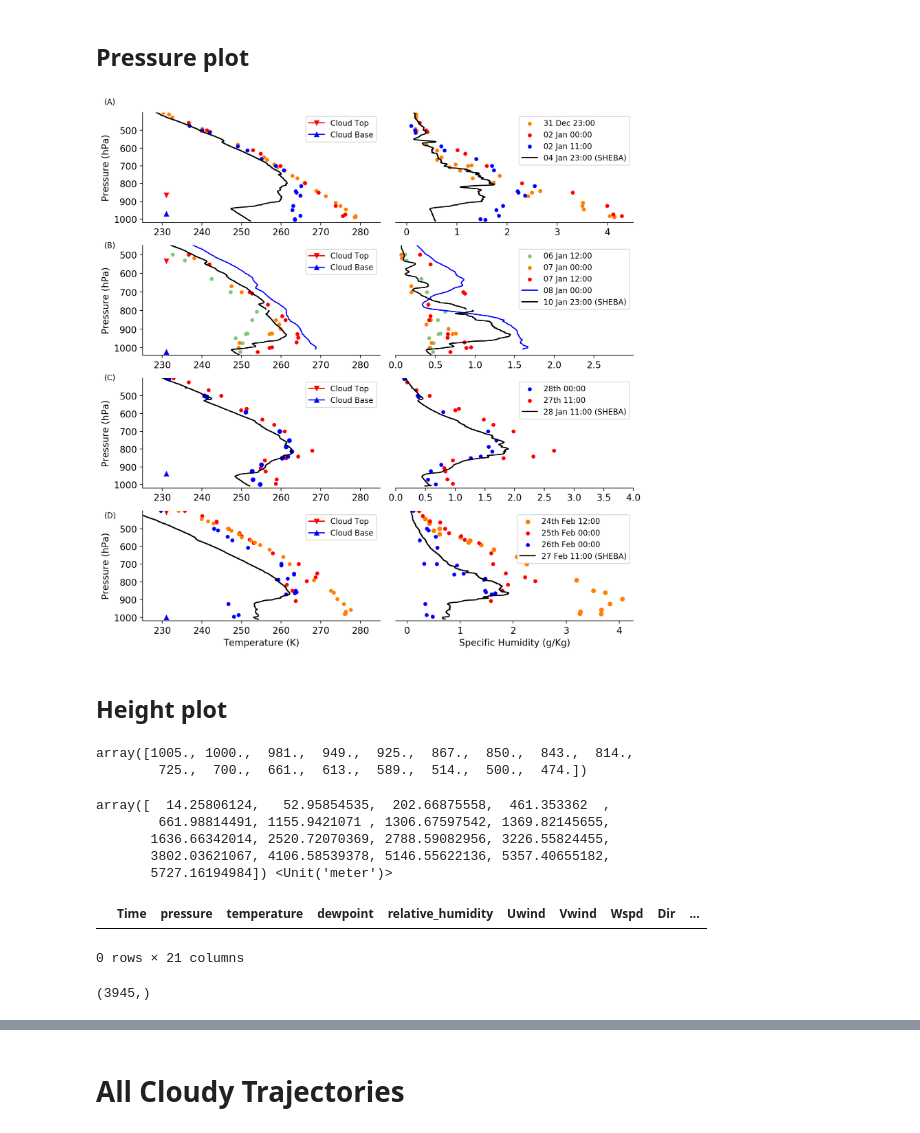
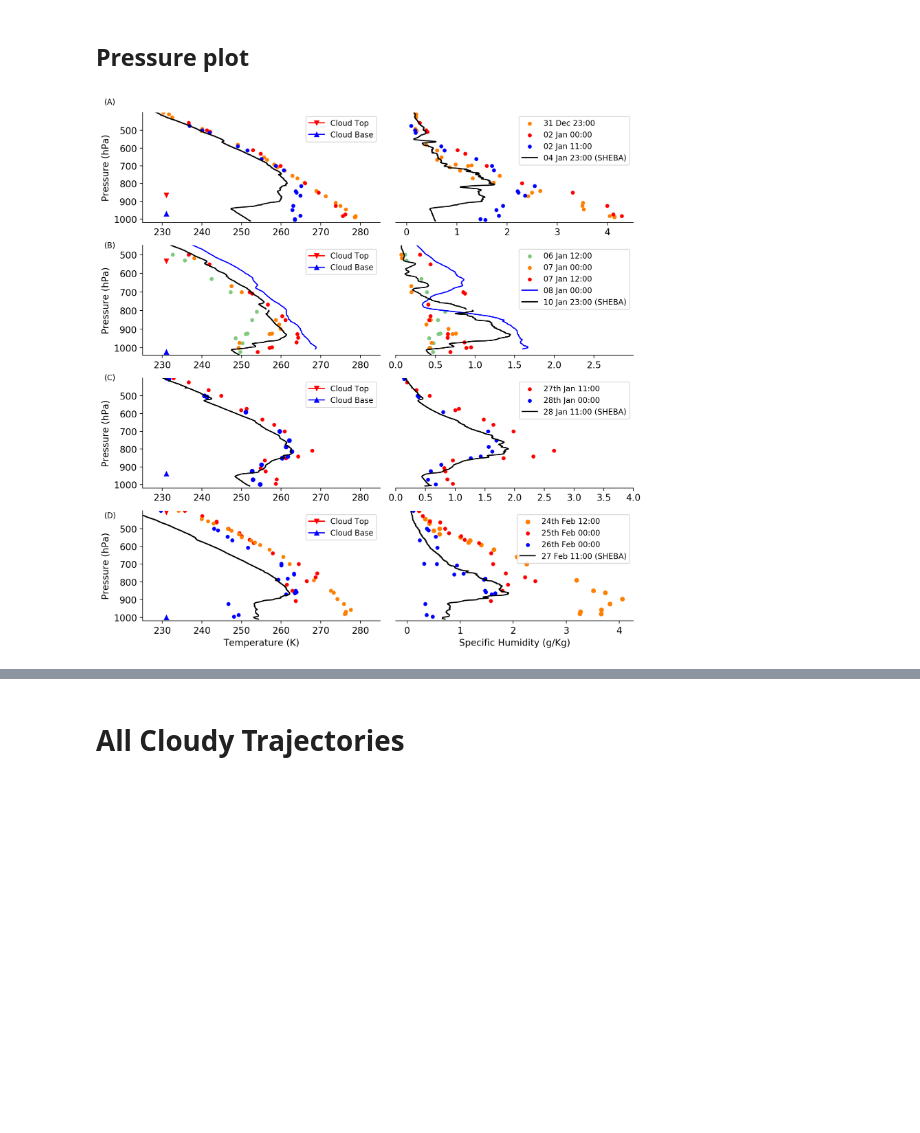
Before and after one commit to avatar101/project_SHEBA, a Jupyter notebook: All_cloudy_profiles_v_28_10_2019.ipynb, the cells around one changed output, grey strips where cells are left out. Drawn from its saved outputs; the diff is of its cells as text; code cells hidden in the pictures; blank space fills up the shorter version.

Commit message:
Updated plots

```diff
--- a/All_cloudy_profiles_v_28_10_2019.ipynb
+++ b/All_cloudy_profiles_v_28_10_2019.ipynb
@@ -418,15 +418,15 @@ dict_ax['ax4'].plot([231], lowest_28_01_p, marker='^', label = 'Cloud Base', c='
 
 dict_ax['ax4'].legend()
 
-dict_ax['ax5'].scatter(q_cam71043_27_12, cam71043_27_12.p,s =25, c='r', linewidths=0.1, label='27th 11:00')
-dict_ax['ax5'].scatter(q_cam71957_28_00, cam71957_28_00.p,s =25, c='b', linewidths=0.1, label='28th 00:00')
+dict_ax['ax5'].scatter(q_cam71043_27_12, cam71043_27_12.p,s =25, c='r', linewidths=0.1, label='27th Jan 11:00')
+dict_ax['ax5'].scatter(q_cam71957_28_00, cam71957_28_00.p,s =25, c='b', linewidths=0.1, label='28th Jan 00:00')
 dict_ax['ax5'].plot(q_she28_11, she28_11.p, c='k', label='28 Jan 11:00 (SHEBA)' )
 dict_ax['ax5'].invert_yaxis()
 dict_ax['ax5'].set(ylim=[1030,450], xlim=(0,4), yticks=[], yticklabels=[])
 dict_ax['ax5'].tick_params(labelsize=12)
 
 handles, labels = dict_ax['ax5'].get_legend_handles_labels()
-order = [2,1,0]
+order = [1,2,0]
 dict_ax['ax5'].legend([handles[idx] for idx in order],[labels[idx] for idx in order])
 
 #############################################################################################
@@ -455,57 +455,33 @@ dict_ax['ax7'].legend([handles[idx] for idx in order],[labels[idx] for idx in or
 for ax in list(dict_ax.values())[::2]:
     ax.tick_params(labelsize=12)
     ax.invert_yaxis()
     ax.set(ylim=[1020,400], xlim=[225,285], yticks=np.arange(1000, 400, -100), )
     ax.set_ylabel('Pressure (hPa)', fontsize=12)
     sns.despine(ax=ax)
 
 for ax in list(dict_ax.values())[1::2]:
     ax.tick_params(labelsize=12)
     ax.invert_yaxis()
     ax.set_ylim([1020,400])
     ax.set(yticks=[], yticklabels=[])
     sns.despine(ax=ax, left=True)
 
 dict_ax['ax6'].tick_params(labelsize=12)
 dict_ax['ax6'].set_xlabel('Temperature (K)', fontsize=12)
 dict_ax['ax6'].set_ylabel('Pressure (hPa)', fontsize=12)
 dict_ax['ax7'].set_xlabel('Specific Humidity (g/Kg)', fontsize=12)
 
 dict_ax['ax7'].tick_params(labelsize=12)
 dict_ax['ax2'].set_ylim([1040,450]);
 dict_ax['ax3'].set_ylim([1040,450]);
 dict_ax['ax3'].set(xticks=np.arange(0,3, 0.5), xlim=[0,3]);
 
 plt.figtext(x=0.02, y=1, s='(A)');
 plt.figtext(x=0.02, y=0.74, s='(B)');
 plt.figtext(x=0.02, y=0.5, s='(C)');
 plt.figtext(x=0.02, y=0.25, s='(D)');
 plt.tight_layout();
-# plt.savefig('/home/ollie/muali/plots_journal_v2/all_cloudy_profiles.png',
-#             dpi=300, bbox_inches='tight')
+plt.savefig('/home/ollie/muali/plots_journal_v2/all_cloudy_profiles_v_22_11_2019.png',
+            dpi=300, bbox_inches='tight')
 # %% [output]
-[figure, old version]
+[figure, new version]
-# %% [markdown]
-## Height plot
-# %%
-glm4320.p
-# %% [output]
-array([1005., 1000.,  981.,  949.,  925.,  867.,  850.,  843.,  814.,
-        725.,  700.,  661.,  613.,  589.,  514.,  500.,  474.])
-# %%
-glm4320.height
-# %% [output]
-array([  14.25806124,   52.95854535,  202.66875558,  461.353362  ,
-        661.98814491, 1155.9421071 , 1306.67597542, 1369.82145655,
-       1636.66342014, 2520.72070369, 2788.59082956, 3226.55824455,
-       3802.03621067, 4106.58539378, 5146.55622136, 5357.40655182,
-       5727.16194984]) <Unit('meter')>
-# %%
-df_she_28_11[df_she_28_11.Alt == 99999.0]
-# %% [output]
-|  | Time | pressure | temperature | dewpoint | relative_humidity | Uwind | Vwind | Wspd | Dir | ... |
-0 rows × 21 columns
-# %%
-she28_11.T.shape
-# %% [output]
-(3945,)
```
Also changed, not shown: parts of 2 cells of this notebook.
